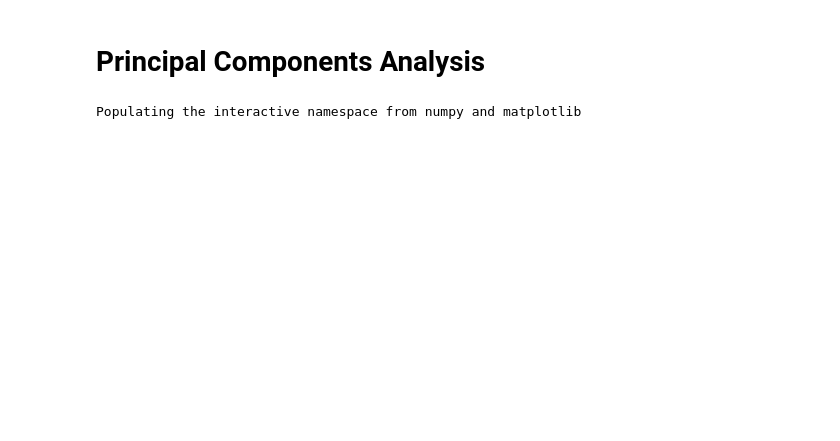
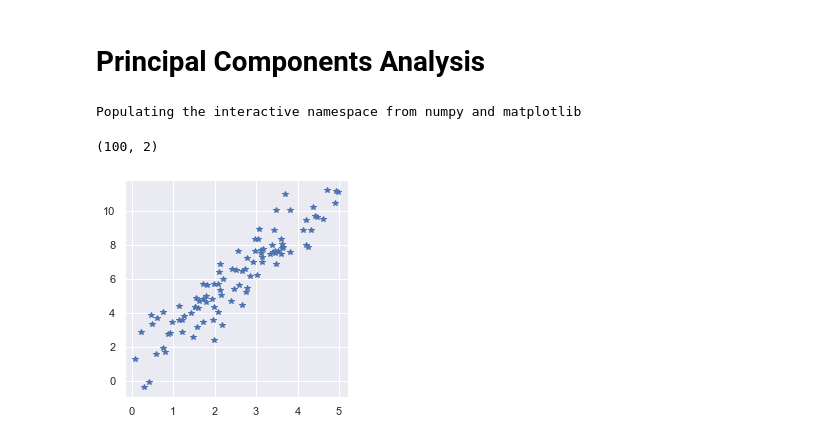
Before and after one commit to GAnagno/Dimensionality-Reduction, a Jupyter notebook: Principal Components Analysis.ipynb, the cells around one changed output. Saved outputs shown, nothing was run; the diff lists cells and outputs as text; code cells hidden in the pictures; blank space fills up the shorter version.

```diff
--- a/Principal Components Analysis.ipynb
+++ b/Principal Components Analysis.ipynb
@@ -47,3 +47,20 @@ def plotVectors(vecs, cols, alpha=1):
                    [x[3]],
                    angles='xy', scale_units='xy', scale=1, color=cols[i],
                   alpha=alpha_i)
+# %%
+np.random.seed(123)
+x = 5*np.random.rand(100)
+y = 2*x + 1 + np.random.randn(100)
+
+x = x.reshape(100, 1)
+y = y.reshape(100, 1)
+
+X = np.hstack([x, y])
+X.shape
+# %% [output]
+(100, 2)
+# %%
+plt.plot(X[:,0], X[:,1], '*')
+plt.show()
+# %% [output]
+[figure, added]
```
Also changed, not shown: parts of 5 cells of this notebook.
